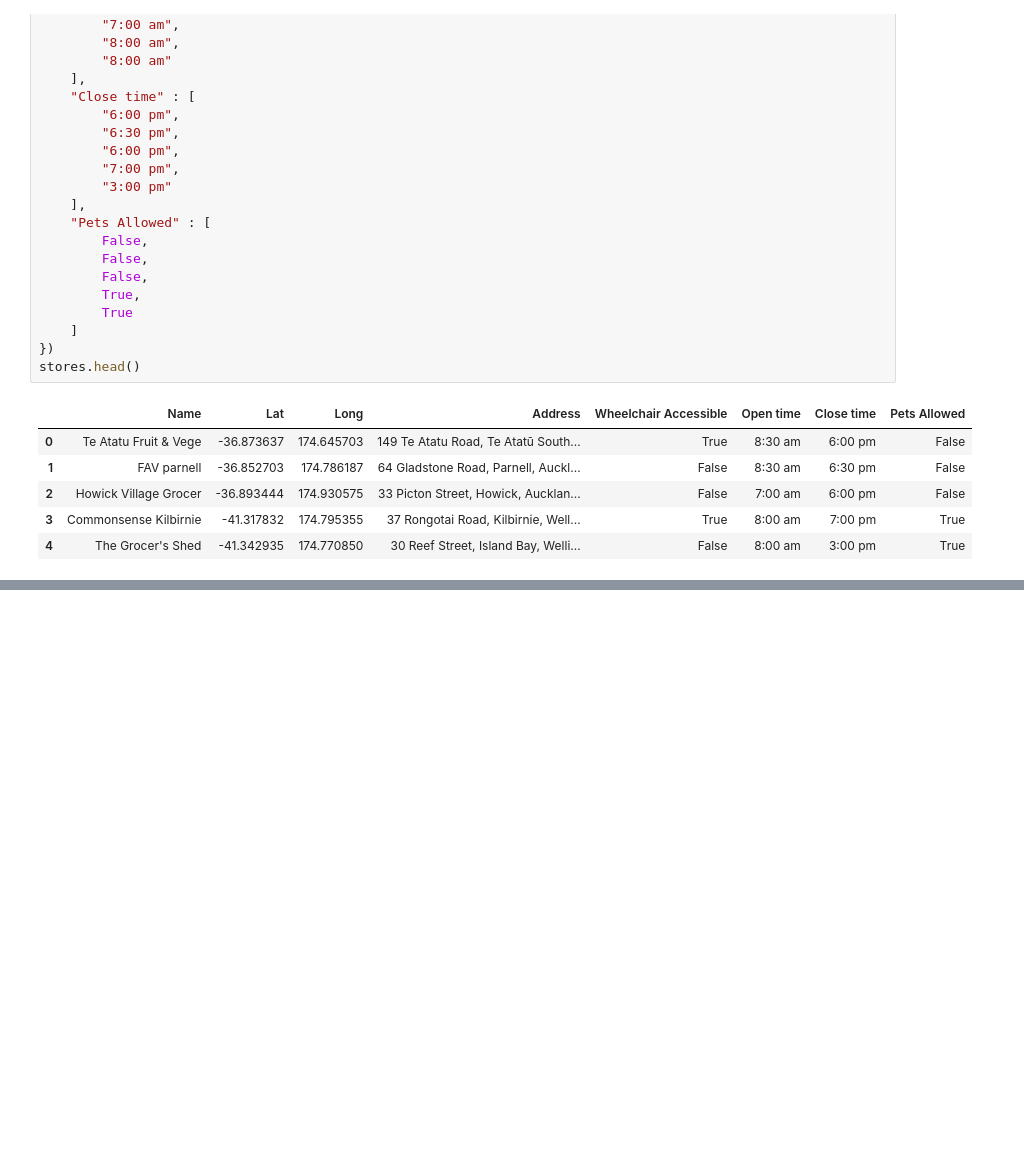
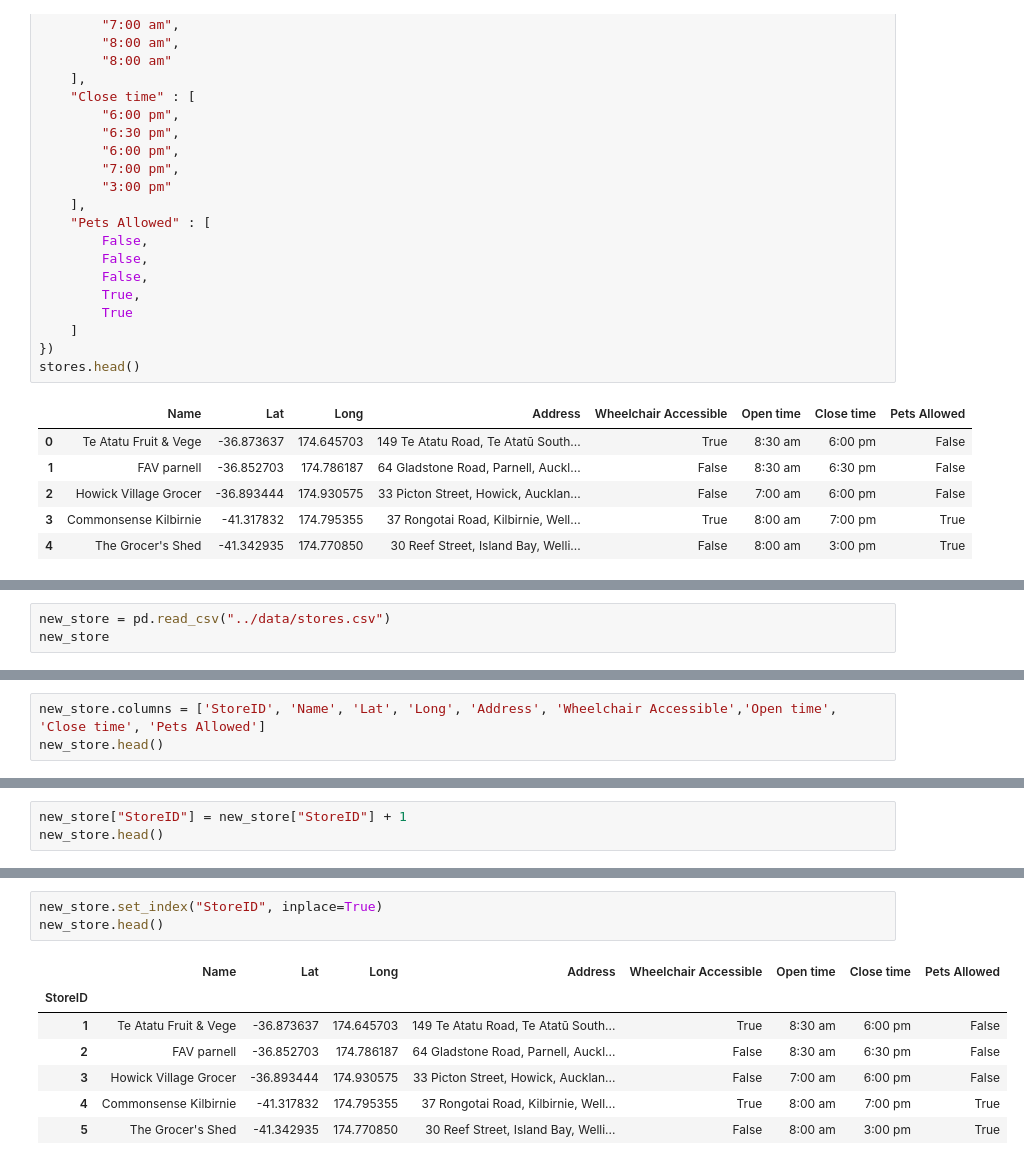
Before and after one commit to godfather-is-me/GDI-BioGro, a Jupyter notebook: map/testing.ipynb, the cells around one changed output, grey strips where cells are left out. Drawn from its saved outputs; the diff is of its cells as text; blank space fills up the shorter version.

```diff
--- a/map/testing.ipynb
+++ b/map/testing.ipynb
@@ -160,0 +163,3 @@ stores.head()
+# %%
+new_store = pd.read_csv("../data/stores.csv")
+new_store
@@ -160,0 +179,3 @@ stores.head()
+# %%
+new_store.columns = ['StoreID', 'Name', 'Lat', 'Long', 'Address', 'Wheelchair Accessible','Open time', 'Close time', 'Pets Allowed']
+new_store.head()
@@ -160,0 +189,3 @@ stores.head()
+# %%
+new_store["StoreID"] = new_store["StoreID"] + 1
+new_store.head()
@@ -160,0 +199,11 @@ stores.head()
+# %%
+new_store.set_index("StoreID", inplace=True)
+new_store.head()
+# %% [output]
+|  | Name | Lat | Long | Address | Wheelchair Accessible | Open time | Close time | Pets Allowed |
+| StoreID |  |  |  |  |  |  |  |  |
+| 1 | Te Atatu Fruit & Vege | -36.873637 | 174.645703 | 149 Te Atatu Road, Te Atatū South... | True | 8:30 am | 6:00 pm | False |
+| 2 | FAV parnell | -36.852703 | 174.786187 | 64 Gladstone Road, Parnell, Auckl... | False | 8:30 am | 6:30 pm | False |
+| 3 | Howick Village Grocer | -36.893444 | 174.930575 | 33 Picton Street, Howick, Aucklan... | False | 7:00 am | 6:00 pm | False |
+| 4 | Commonsense Kilbirnie | -41.317832 | 174.795355 | 37 Rongotai Road, Kilbirnie, Well... | True | 8:00 am | 7:00 pm | True |
+| 5 | The Grocer's Shed | -41.342935 | 174.770850 | 30 Reef Street, Island Bay, Welli... | False | 8:00 am | 3:00 pm | True |
```
Also changed, not shown: parts of 9 cells of this notebook, 1 other file.
